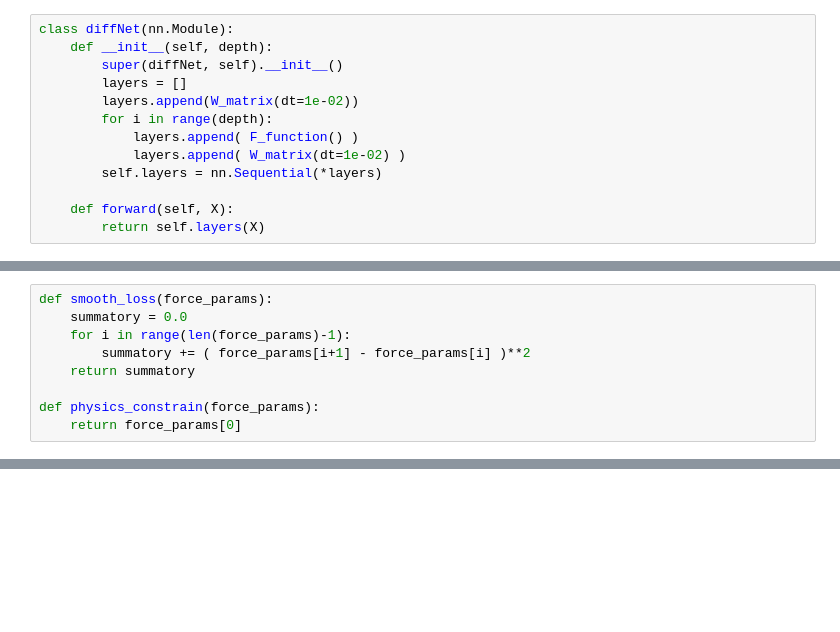
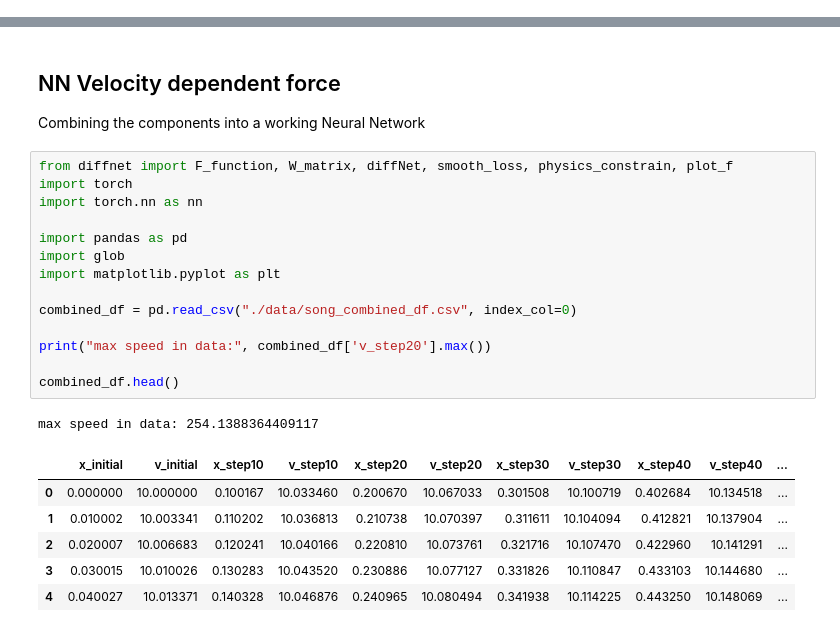
Before and after one commit to fbientrigo/machine-learning-physics, a Jupyter notebook: impl_2_mechanics/3_diffNetv1.ipynb, the cells around one changed output, grey strips where cells are left out. Saved outputs shown, nothing was run; the diff lists cells and outputs as text; blank space fills up the shorter version.

```diff
--- a/impl_2_mechanics/3_diffNetv1.ipynb
+++ b/impl_2_mechanics/3_diffNetv1.ipynb
@@ -63,13 +0,0 @@ class W_matrix(nn.Module):
-# %%
-class diffNet(nn.Module):
-    def __init__(self, depth):
-        super(diffNet, self).__init__()
-        layers = []
-        layers.append(W_matrix(dt=1e-02))
-        for i in range(depth):
-            layers.append( F_function() )
-            layers.append( W_matrix(dt=1e-02) )
-        self.layers = nn.Sequential(*layers)
-
-    def forward(self, X):
-        return self.layers(X)
@@ -150,9 +0,0 @@ constructing the loss compose function
-# %%
-def smooth_loss(force_params):
-    summatory = 0.0
-    for i in range(len(force_params)-1):
-        summatory += ( force_params[i+1] - force_params[i] )**2
-    return summatory
-
-def physics_constrain(force_params):
-    return force_params[0]
@@ -158,0 +23,25 @@ def physics_constrain(force_params):
+# %% [markdown]
+## NN Velocity dependent force
+Combining the components into a working Neural Network
+# %%
+from diffnet import F_function, W_matrix, diffNet, smooth_loss, physics_constrain, plot_f
+import torch
+import torch.nn as nn
+
+import pandas as pd
+import glob
+import matplotlib.pyplot as plt
+
+combined_df = pd.read_csv("./data/song_combined_df.csv", index_col=0)
+
+print("max speed in data:", combined_df['v_step20'].max())
+
+combined_df.head()
+# %% [output]
+max speed in data: 254.1388364409117
+|  | x_initial | v_initial | x_step10 | v_step10 | x_step20 | v_step20 | x_step30 | v_step30 | x_step40 | v_step40 | ... |
+| 0 | 0.000000 | 10.000000 | 0.100167 | 10.033460 | 0.200670 | 10.067033 | 0.301508 | 10.100719 | 0.402684 | 10.134518 | ... |
+| 1 | 0.010002 | 10.003341 | 0.110202 | 10.036813 | 0.210738 | 10.070397 | 0.311611 | 10.104094 | 0.412821 | 10.137904 | ... |
+| 2 | 0.020007 | 10.006683 | 0.120241 | 10.040166 | 0.220810 | 10.073761 | 0.321716 | 10.107470 | 0.422960 | 10.141291 | ... |
+| 3 | 0.030015 | 10.010026 | 0.130283 | 10.043520 | 0.230886 | 10.077127 | 0.331826 | 10.110847 | 0.433103 | 10.144680 | ... |
+| 4 | 0.040027 | 10.013371 | 0.140328 | 10.046876 | 0.240965 | 10.080494 | 0.341938 | 10.114225 | 0.443250 | 10.148069 | ... |
```
Also changed, not shown: parts of 29 cells of this notebook, 15 other files.
